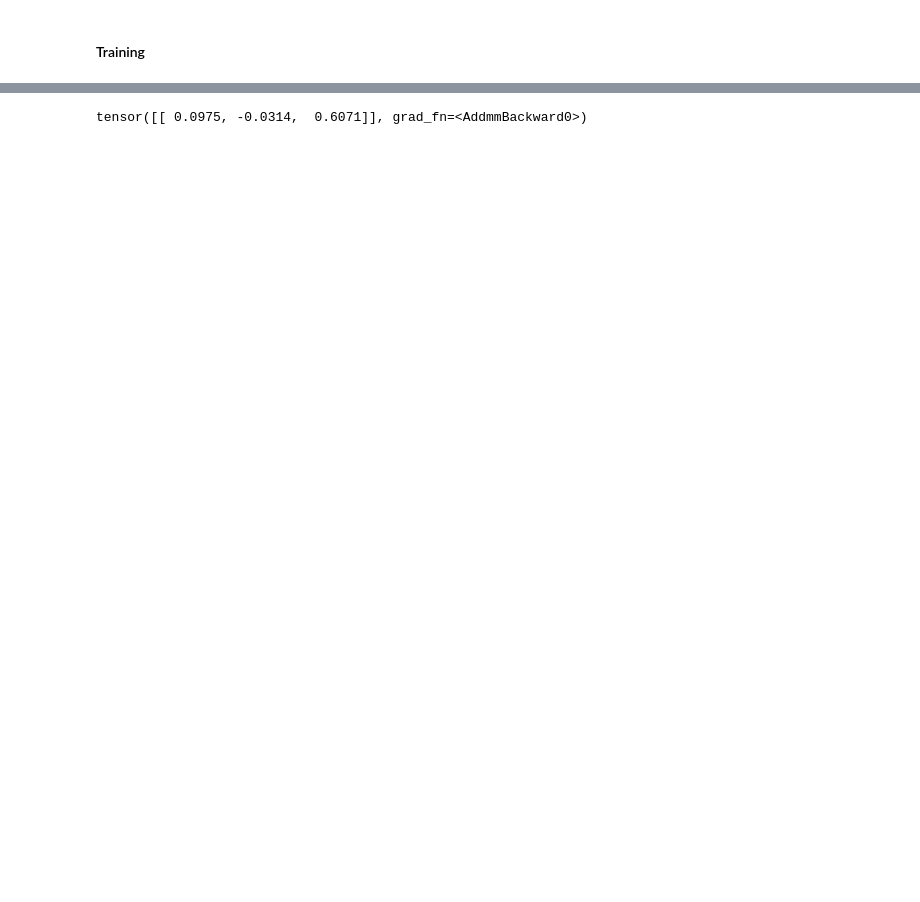
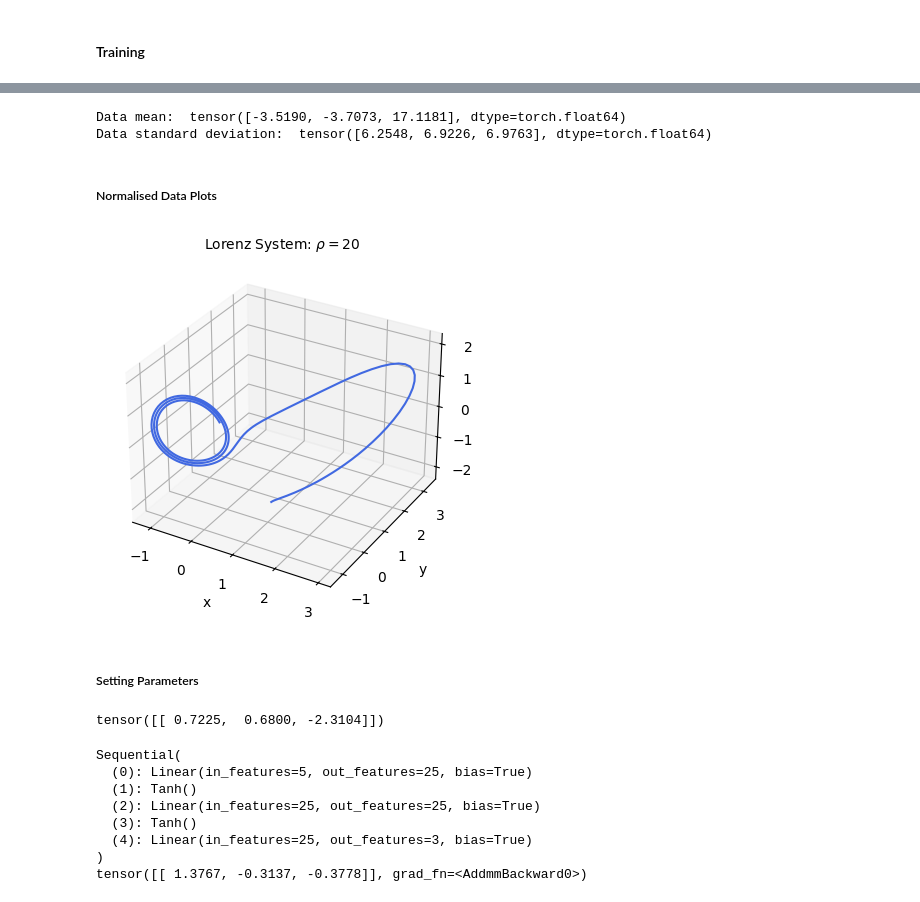
Before and after one commit to JPROSS18/JackRoss-PhD-Notes, a Jupyter notebook: Lorenz_Neural_ODE.ipynb, the cells around one changed output, grey strips where cells are left out. Saved outputs shown, nothing was run; the diff lists cells and outputs as text; code cells hidden in the pictures; blank space fills up the shorter version.

```diff
--- a/Lorenz_Neural_ODE.ipynb
+++ b/Lorenz_Neural_ODE.ipynb
@@ -161,2 +152,26 @@ parameter_func = lambda t: torch.tensor([20.0])
+# %%
+data1_tensor = torch.tensor(data1)
+x_mean = data1_tensor.mean(dim=1)
+x_std = data1_tensor.std(dim=1)
+
+
+x_mean = x_mean.unsqueeze(1); x_std = x_std.unsqueeze(1)
+print('Data mean: ', x_mean.squeeze())
+print('Data standard deviation: ', x_std.squeeze())
+# %% [output]
+Data mean:  tensor([-3.5190, -3.7073, 17.1181], dtype=torch.float64)
+Data standard deviation:  tensor([6.2548, 6.9226, 6.9763], dtype=torch.float64)
+# %%
+data1_norm = (data1_tensor - x_mean)/x_std
+# %% [markdown]
+##### Normalised Data Plots
+# %%
+p2 = plot3d.plot3D(cols=2, rows=2, figsize=(10, 15))
+
+p2.plot3D(data1_norm, plotNum=1, title = "Lorenz System: " + r'$\rho = 20$', tick_label_color='k')
+# %% [output]
+[figure, added]
+# %% [markdown]
+##### Setting Parameters
 # %%
 #Setting model, optimiser and loss
@@ -166,6 +187,20 @@ loss_fn = nn.L1Loss()
+# %%
+init_norm
+# %% [output]
+tensor([[ 0.7225,  0.6800, -2.3104]])
 # %%
-x = torch.tensor([[1.0, 2.0, 3.0]])
+#testing network
+print(model.network)
+
+x = torch.tensor([[1.0, 2.0, 3.0]], requires_grad=True)
 t = torch.tensor(20)
-model(t, x)
+print(model(t, init_norm))
 # %% [output]
-tensor([[ 0.0975, -0.0314,  0.6071]], grad_fn=<AddmmBackward0>)
+Sequential(
+  (0): Linear(in_features=5, out_features=25, bias=True)
+  (1): Tanh()
+  (2): Linear(in_features=25, out_features=25, bias=True)
+  (3): Tanh()
+  (4): Linear(in_features=25, out_features=3, bias=True)
+)
+tensor([[ 1.3767, -0.3137, -0.3778]], grad_fn=<AddmmBackward0>)
```
Also changed, not shown: parts of 46 cells of this notebook, 29 other files.
